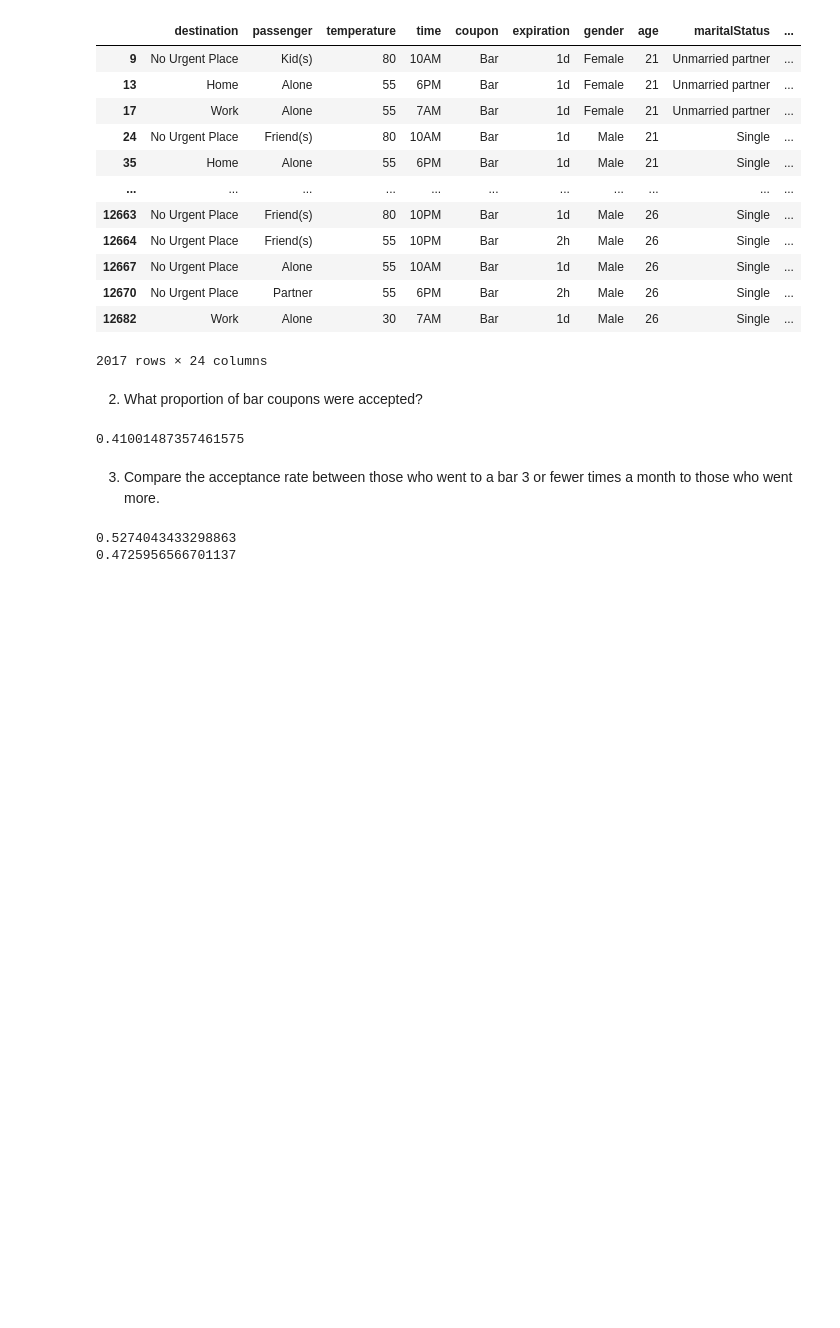
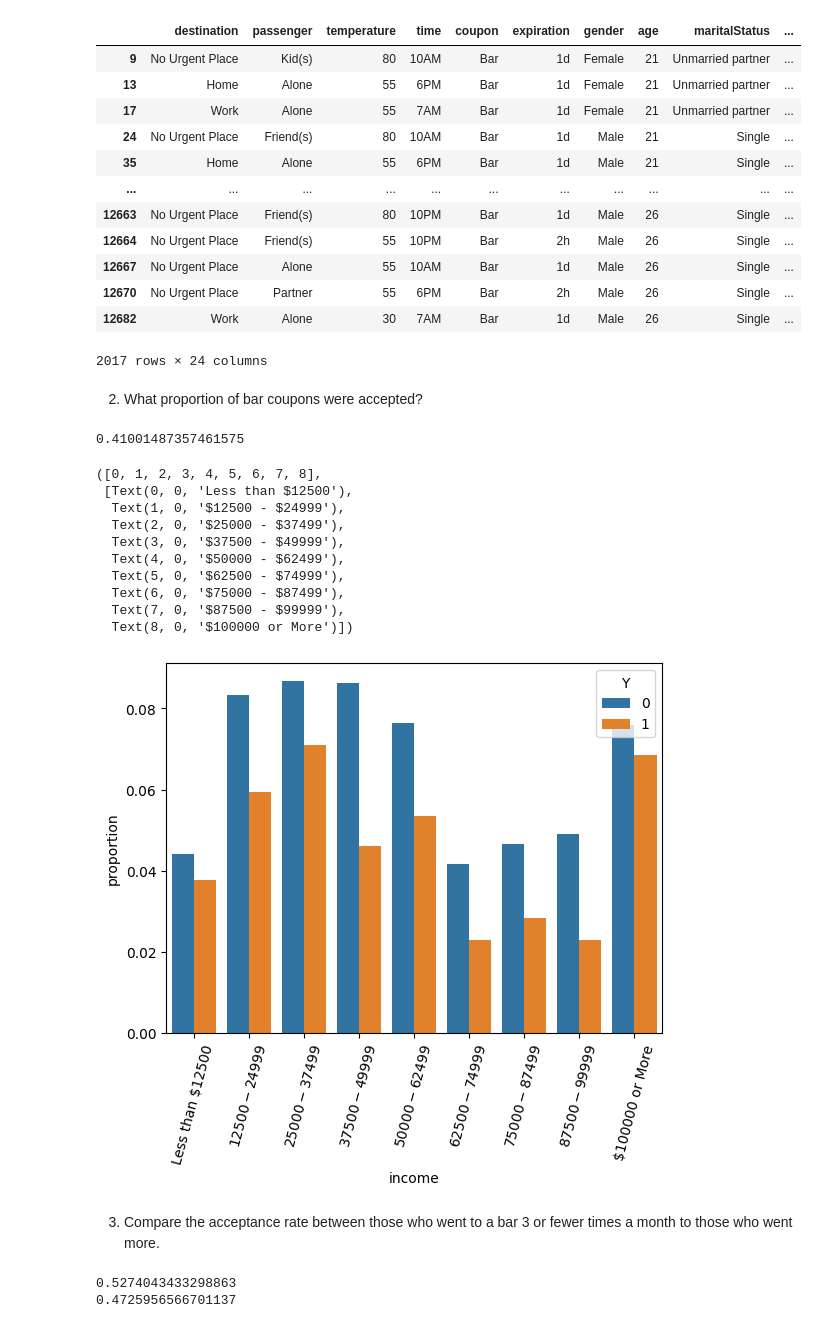
Before and after one commit to SenorMega/CouponAcceptanceTrends, a Jupyter notebook: prompt.ipynb, the cells around one changed output. Drawn from its saved outputs; the diff is of its cells as text; code cells hidden in the pictures; blank space fills up the shorter version.

```diff
--- a/prompt.ipynb
+++ b/prompt.ipynb
@@ -127,6 +127,9 @@ data["CarryAway"] = data["CarryAway"].str.replace("~","-")
 data["RestaurantLessThan20"] = data["RestaurantLessThan20"].str.replace("~","-")
 data["Restaurant20To50"] = data["Restaurant20To50"].str.replace("~","-")
 
+# Change long named item entry
+data["education"] = data["education"].str.replace("Graduate degree (Masters or Doctorate)","Graduate degree")
+
 # Change values in age to numbers only
 data["age"] = data["age"].str.replace("50plus","50")
 data["age"] = data["age"].str.replace("below21","20")
@@ -153,3 +156,5 @@ direction_same           int64
 direction_opp            int64
 Y                        int64
 dtype: object
+# %%
+data["education"] = data["education"].str.replace("Graduate degree (Masters or Doctorate)","Graduate degree")
@@ -250,5 +259,23 @@ bar_coupon_acceptance_rate
 # %% [output]
 0.41001487357461575
+# %%
+# Break down the proportion of people who accepted or not by income
+temp_data = bar_coupons_only_filter(data)
+data.dtypes
+sns.countplot(x="income", data=temp_data, order=['Less than $12500','$12500 - $24999','$25000 - $37499','$37500 - $49999','$50000 - $62499','$62500 - $74999','$75000 - $87499','$87500 - $99999','$100000 or More'], hue="Y", stat='proportion' )
+plt.xticks(rotation=75)
+# %% [output]
+([0, 1, 2, 3, 4, 5, 6, 7, 8],
+ [Text(0, 0, 'Less than $12500'),
+  Text(1, 0, '$12500 - $24999'),
+  Text(2, 0, '$25000 - $37499'),
+  Text(3, 0, '$37500 - $49999'),
+  Text(4, 0, '$50000 - $62499'),
+  Text(5, 0, '$62500 - $74999'),
+  Text(6, 0, '$75000 - $87499'),
+  Text(7, 0, '$87500 - $99999'),
+  Text(8, 0, '$100000 or More')])
+[figure, added]
 # %% [markdown]
 3. Compare the acceptance rate between those who went to a bar 3 or fewer times a month to those who went more.
 # %%
```
Also changed, not shown: parts of 54 cells of this notebook.
